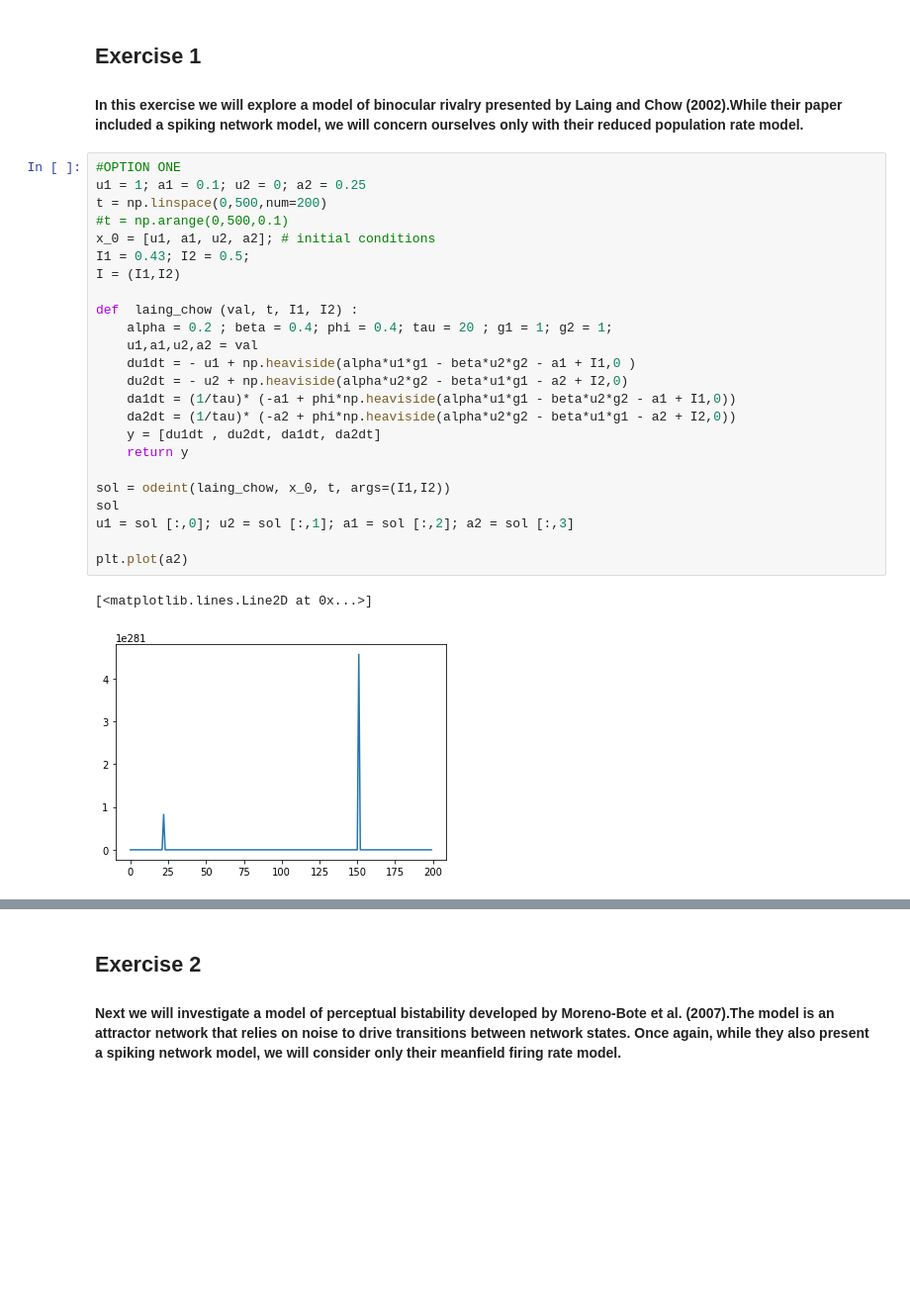
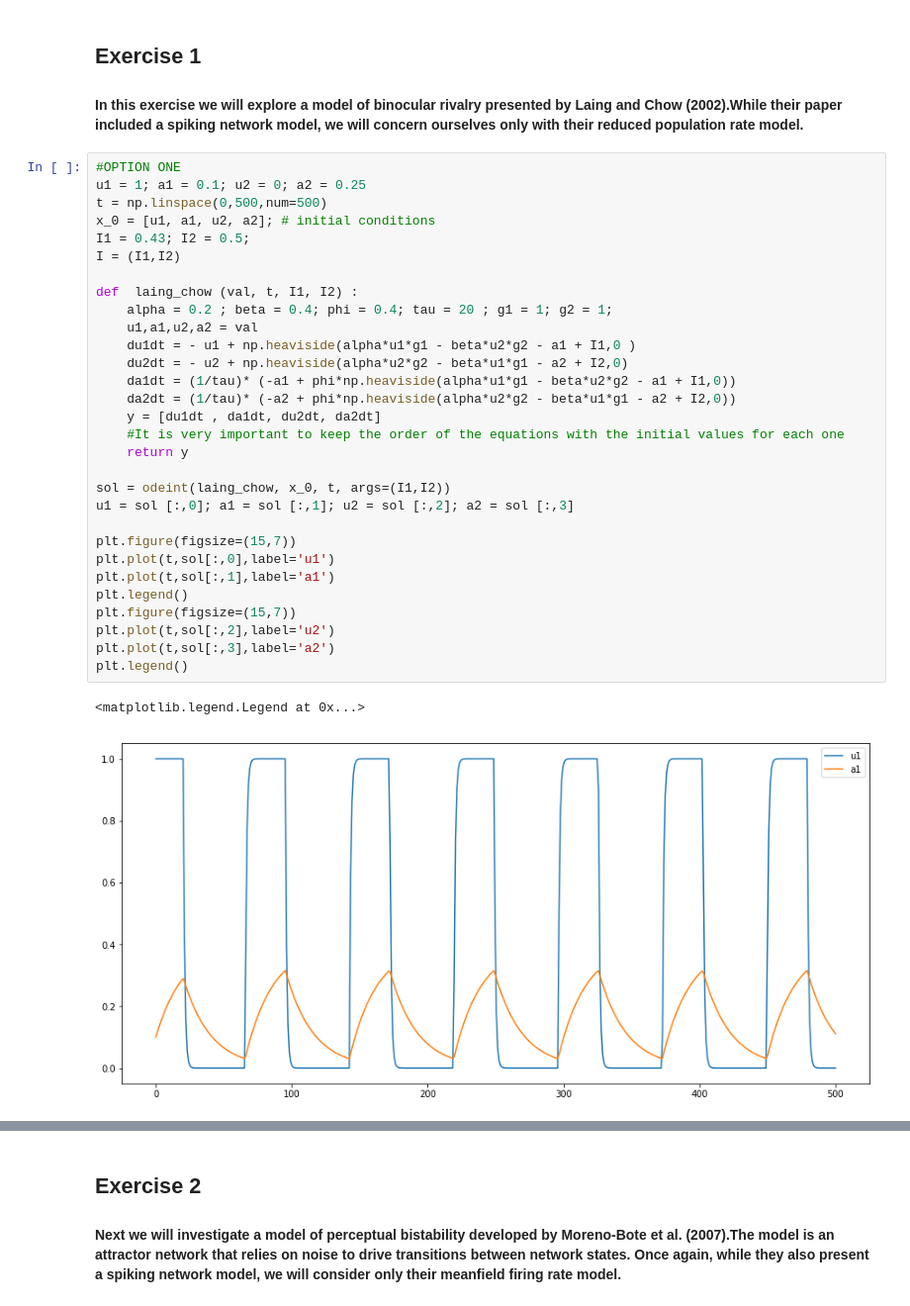
Before and after one commit to lauralopezgaldo/finalproject, a Jupyter notebook: PerceptualBistability.ipynb, the cells around one changed output, grey strips where cells are left out. Shown: that part at 99% size. Cells and saved outputs as stored; diff of their text form; blank space fills up the shorter version.

```diff
--- a/PerceptualBistability.ipynb
+++ b/PerceptualBistability.ipynb
@@ -11,27 +11,33 @@ import matplotlib.pyplot as plt
 # %%
 #OPTION ONE
 u1 = 1; a1 = 0.1; u2 = 0; a2 = 0.25
-t = np.linspace(0,500,num=200)
-#t = np.arange(0,500,0.1)
+t = np.linspace(0,500,num=500)
 x_0 = [u1, a1, u2, a2]; # initial conditions
 I1 = 0.43; I2 = 0.5;
 I = (I1,I2)
 
 def  laing_chow (val, t, I1, I2) :
     alpha = 0.2 ; beta = 0.4; phi = 0.4; tau = 20 ; g1 = 1; g2 = 1;
     u1,a1,u2,a2 = val
     du1dt = - u1 + np.heaviside(alpha*u1*g1 - beta*u2*g2 - a1 + I1,0 )
     du2dt = - u2 + np.heaviside(alpha*u2*g2 - beta*u1*g1 - a2 + I2,0)
     da1dt = (1/tau)* (-a1 + phi*np.heaviside(alpha*u1*g1 - beta*u2*g2 - a1 + I1,0))
     da2dt = (1/tau)* (-a2 + phi*np.heaviside(alpha*u2*g2 - beta*u1*g1 - a2 + I2,0))
-    y = [du1dt , du2dt, da1dt, da2dt]
+    y = [du1dt , da1dt, du2dt, da2dt]
+    #It is very important to keep the order of the equations with the initial values for each one
     return y
 
 sol = odeint(laing_chow, x_0, t, args=(I1,I2))
-sol
-u1 = sol [:,0]; u2 = sol [:,1]; a1 = sol [:,2]; a2 = sol [:,3]
+u1 = sol [:,0]; a1 = sol [:,1]; u2 = sol [:,2]; a2 = sol [:,3]
 
-plt.plot(a2)
+plt.figure(figsize=(15,7))
+plt.plot(t,sol[:,0],label='u1')
+plt.plot(t,sol[:,1],label='a1')
+plt.legend()
+plt.figure(figsize=(15,7))
+plt.plot(t,sol[:,2],label='u2')
+plt.plot(t,sol[:,3],label='a2')
+plt.legend()
 # %% [output]
-[<matplotlib.lines.Line2D at 0x...>]
+<matplotlib.legend.Legend at 0x...>
-[figure, old version]
+[figure, new version]
```
Also changed, not shown: parts of 13 cells of this notebook.
